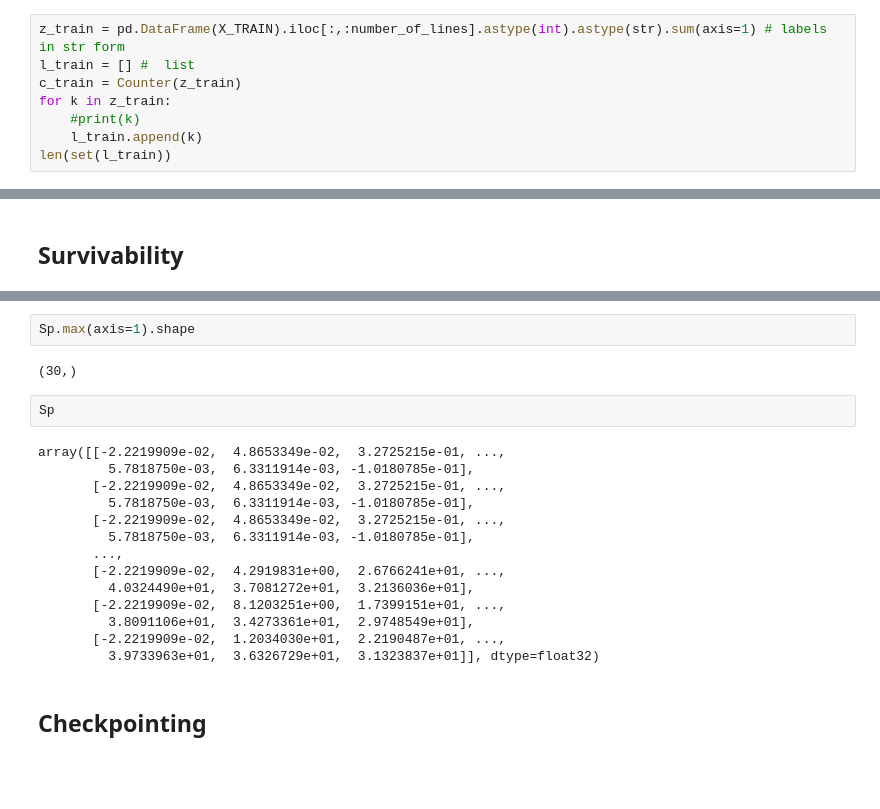
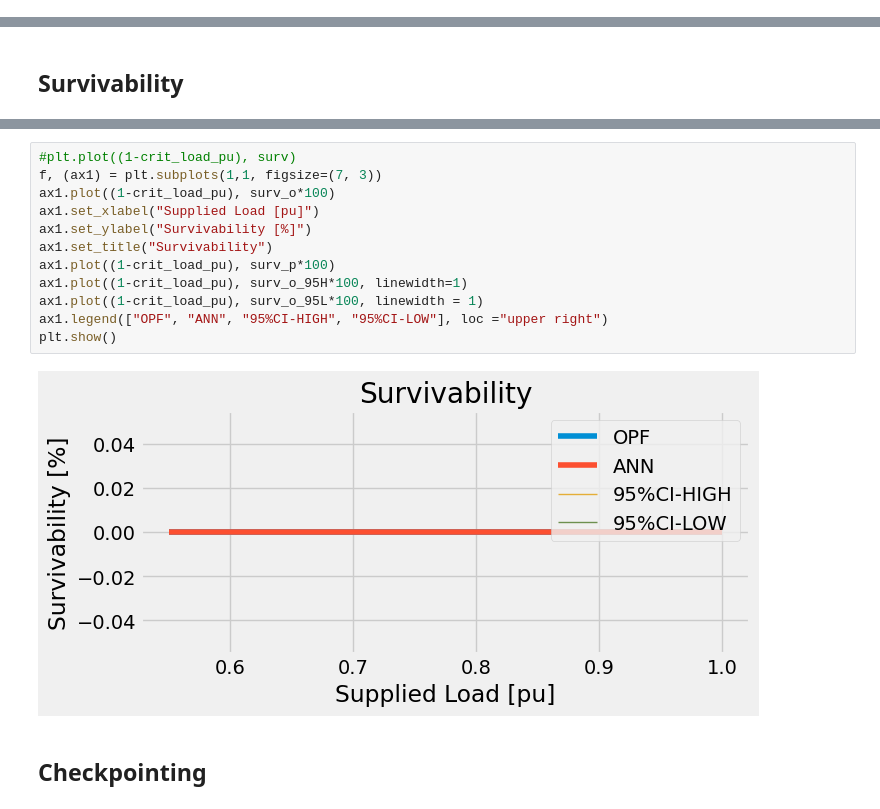
Before and after one commit to reXplan-project/reXplan-repo, a Jupyter notebook: jupyter_notebooks/ml_script_WOP.ipynb, the cells around one changed output, grey strips where cells are left out. Cells and saved outputs as stored; diff of their text form; blank space fills up the shorter version.

```diff
--- a/jupyter_notebooks/ml_script_WOP.ipynb
+++ b/jupyter_notebooks/ml_script_WOP.ipynb
@@ -353,11 +318,3 @@ X_TRAIN = np.concatenate((X_TRAIN.T[:number_of_lines].T, scaler_x.fit_transform(
 X_VAL = np.concatenate((X_VAL.T[:number_of_lines].T, scaler_x.transform(X_VAL.T[number_of_lines:].T)), axis=1).astype(float)# without fit!
 Y_TRAIN = scaler_y.fit_transform(Y_TRAIN).astype(float)
 Y_VAL = scaler_y.transform(Y_VAL).astype(float)
-# %%
-z_train = pd.DataFrame(X_TRAIN).iloc[:,:number_of_lines].astype(int).astype(str).sum(axis=1) # labels in str form
-l_train = [] #  list
-c_train = Counter(z_train)
-for k in z_train:
-    #print(k)
-    l_train.append(k)
-len(set(l_train))
@@ -590,23 +629,17 @@ plt.show()
-# %%
-Sp.max(axis=1).shape
-# %% [output]
-(30,)
-# %%
-Sp
-# %% [output]
-array([[-2.2219909e-02,  4.8653349e-02,  3.2725215e-01, ...,
-         5.7818750e-03,  6.3311914e-03, -1.0180785e-01],
-       [-2.2219909e-02,  4.8653349e-02,  3.2725215e-01, ...,
-         5.7818750e-03,  6.3311914e-03, -1.0180785e-01],
-       [-2.2219909e-02,  4.8653349e-02,  3.2725215e-01, ...,
-         5.7818750e-03,  6.3311914e-03, -1.0180785e-01],
-       ...,
-       [-2.2219909e-02,  4.2919831e+00,  2.6766241e+01, ...,
-         4.0324490e+01,  3.7081272e+01,  3.2136036e+01],
-       [-2.2219909e-02,  8.1203251e+00,  1.7399151e+01, ...,
-         3.8091106e+01,  3.4273361e+01,  2.9748549e+01],
-       [-2.2219909e-02,  1.2034030e+01,  2.2190487e+01, ...,
-         3.9733963e+01,  3.6326729e+01,  3.1323837e+01]], dtype=float32)
+# %%
+#plt.plot((1-crit_load_pu), surv)
+f, (ax1) = plt.subplots(1,1, figsize=(7, 3))
+ax1.plot((1-crit_load_pu), surv_o*100)
+ax1.set_xlabel("Supplied Load [pu]")
+ax1.set_ylabel("Survivability [%]")
+ax1.set_title("Survivability")
+ax1.plot((1-crit_load_pu), surv_p*100)
+ax1.plot((1-crit_load_pu), surv_o_95H*100, linewidth=1)
+ax1.plot((1-crit_load_pu), surv_o_95L*100, linewidth = 1)
+ax1.legend(["OPF", "ANN", "95%CI-HIGH", "95%CI-LOW"], loc ="upper right")
+plt.show()
+# %% [output]
+[figure, added]
 # %% [markdown]
 ## Checkpointing
 # %%
```
Also changed, not shown: parts of 22 cells of this notebook, 5 other files.
